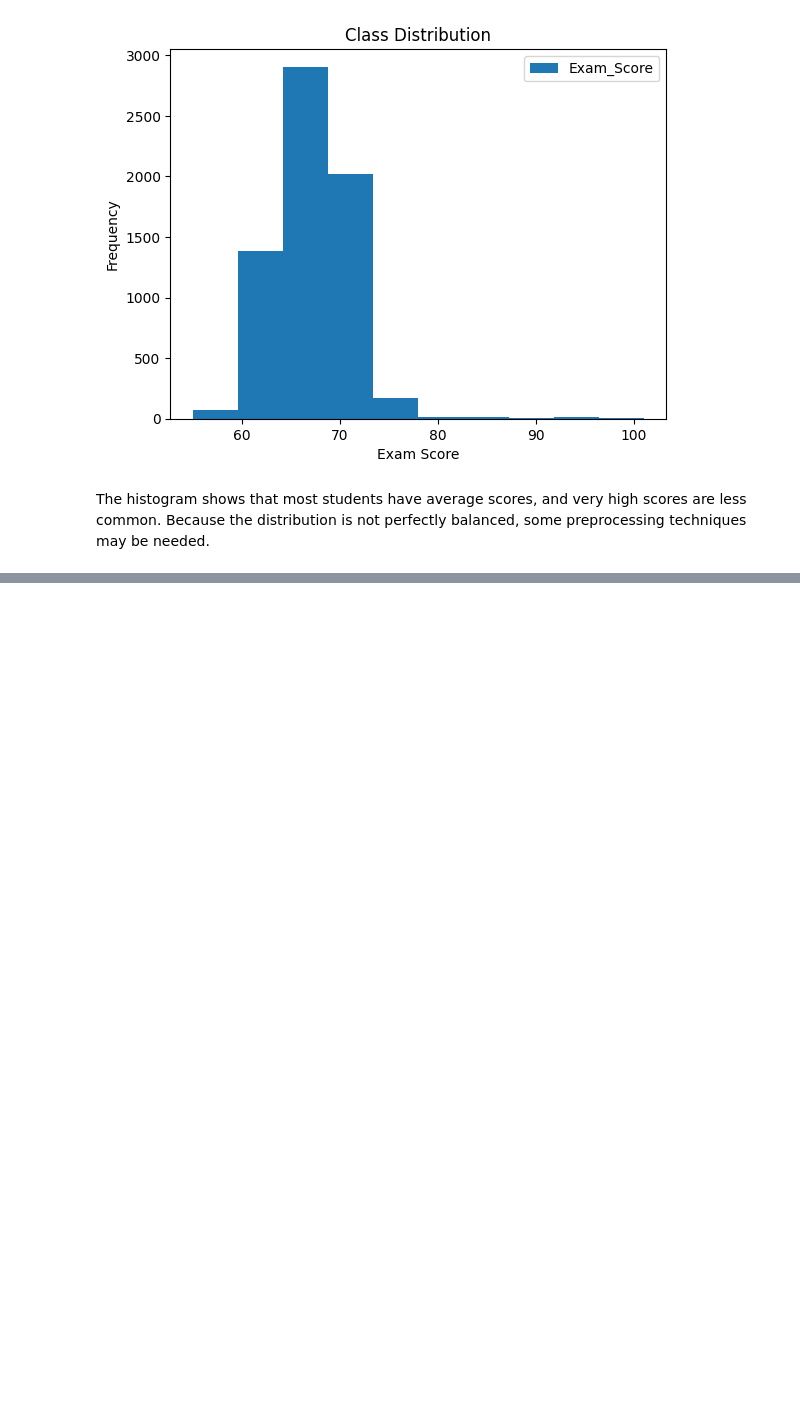
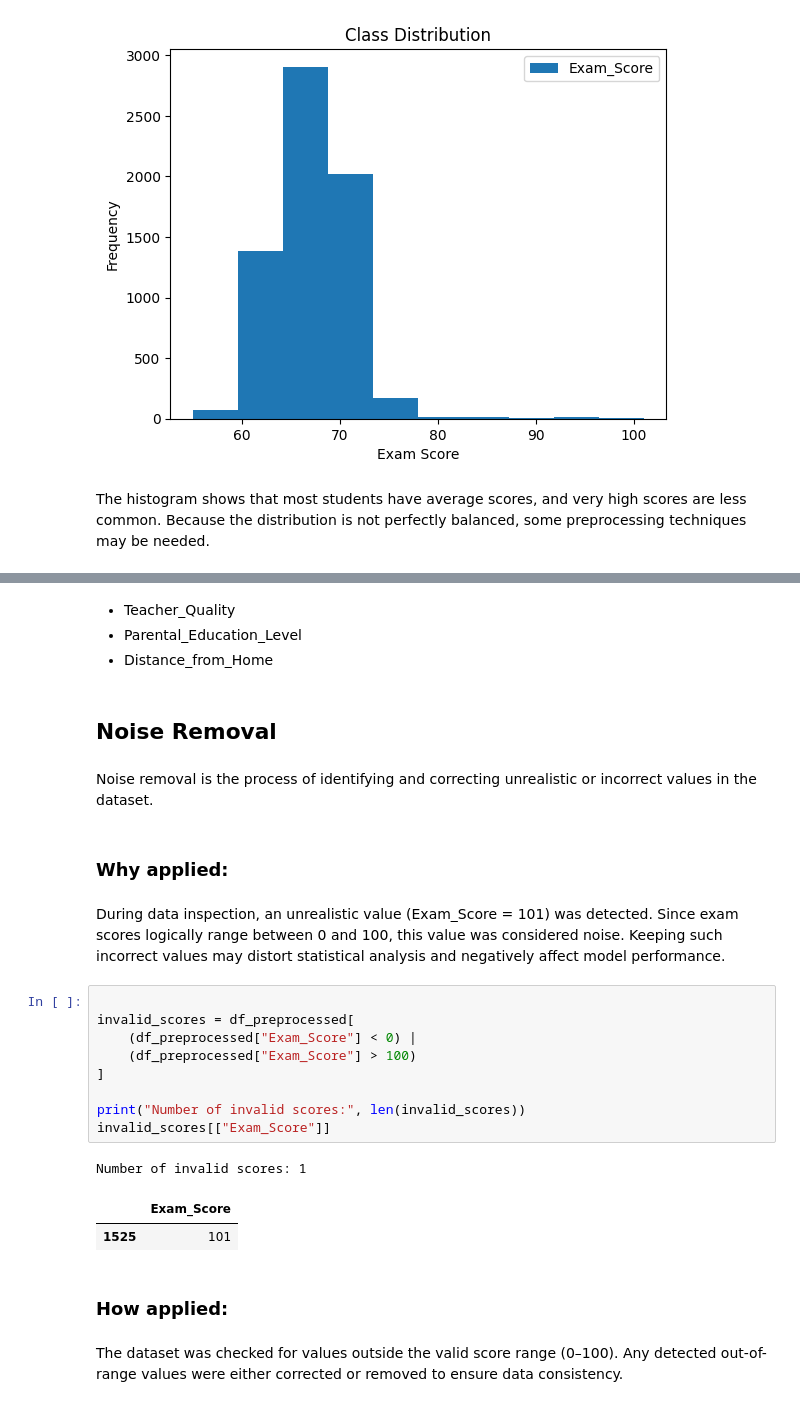
Before and after one commit to leeno-ob/IT326-project, a Jupyter notebook: phase2.ipynb, the cells around one changed output, grey strips where cells are left out. Saved outputs shown, nothing was run; the diff lists cells and outputs as text; blank space fills up the shorter version.

```diff
--- a/phase2.ipynb
+++ b/phase2.ipynb
@@ -228,0 +261,29 @@ The histogram shows that most students have average scores, and very high scores
+# %% [markdown]
+* Teacher_Quality
+* Parental_Education_Level
+* Distance_from_Home
+# %% [markdown]
+## Noise Removal
+# %% [markdown]
+Noise removal is the process of identifying and correcting unrealistic or incorrect values in the dataset.
+# %% [markdown]
+### Why applied:
+# %% [markdown]
+During data inspection, an unrealistic value (Exam_Score = 101) was detected. Since exam scores logically range between 0 and 100, this value was considered noise. Keeping such incorrect values may distort statistical analysis and negatively affect model performance.
+# %%
+
+invalid_scores = df_preprocessed[
+    (df_preprocessed["Exam_Score"] < 0) |
+    (df_preprocessed["Exam_Score"] > 100)
+]
+
+print("Number of invalid scores:", len(invalid_scores))
+invalid_scores[["Exam_Score"]]
+# %% [output]
+Number of invalid scores: 1
+|  | Exam_Score |
+| 1525 | 101 |
+# %% [markdown]
+### How applied:
+# %% [markdown]
+The dataset was checked for values outside the valid score range (0–100). Any detected out-of-range values were either corrected or removed to ensure data consistency.
```
Also changed, not shown: parts of 49 cells of this notebook.
